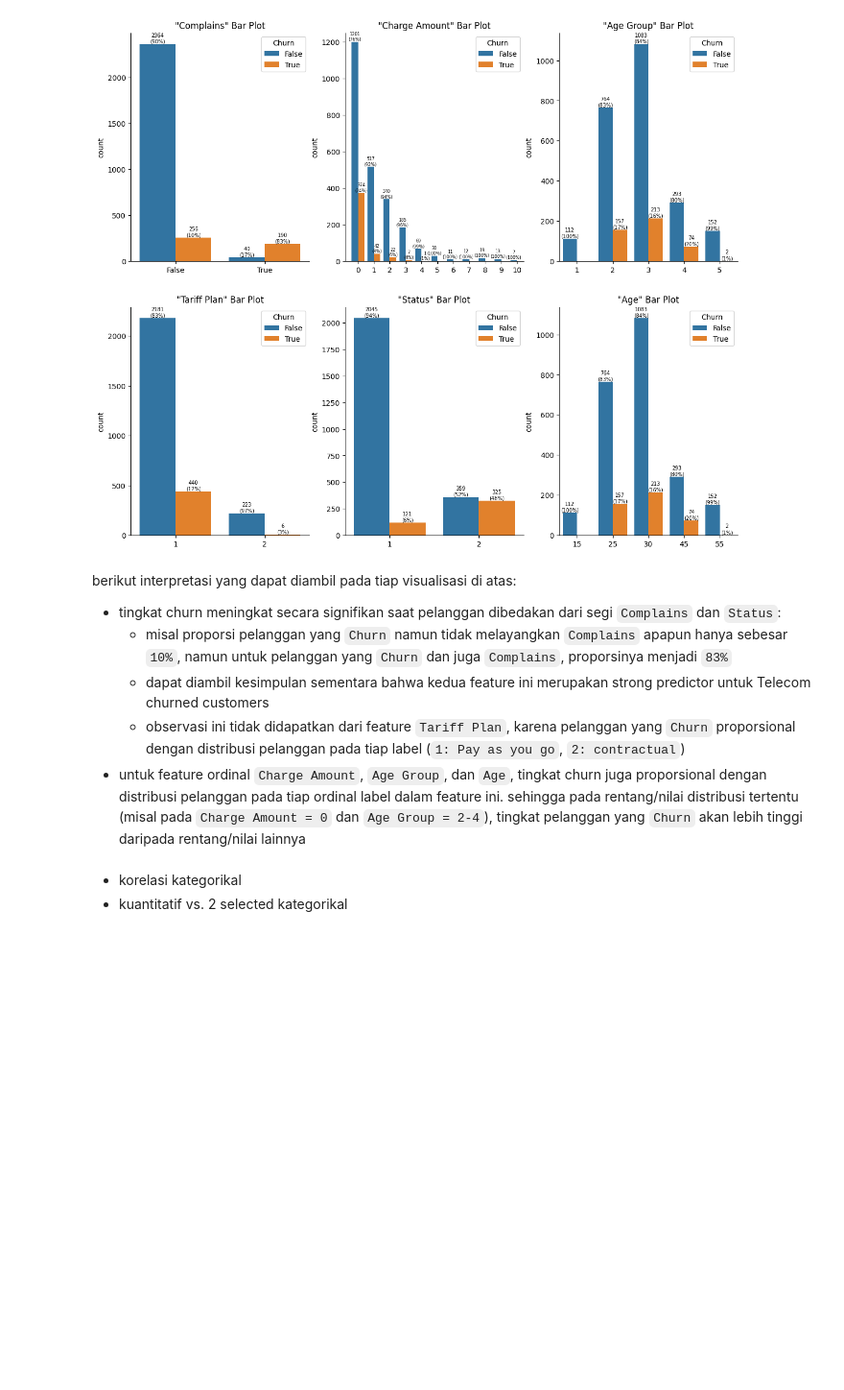
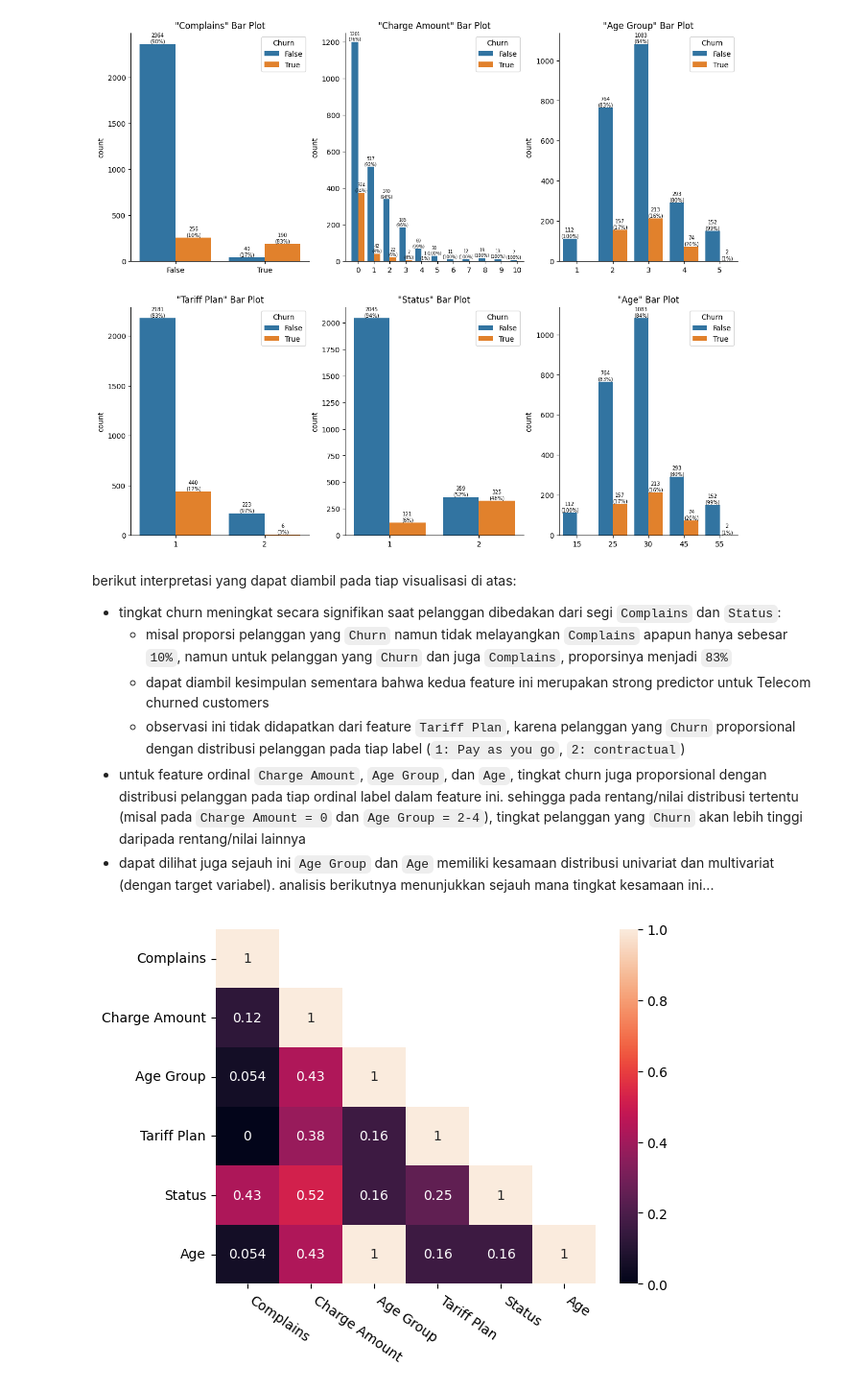
Before and after one commit to garudapaksi-yusuf/Iranian_Telecom_Churn, a Jupyter notebook: notebook/notebook.ipynb, the cells around one changed output. Shown at 96% size. Saved outputs shown, nothing was run; the diff lists cells and outputs as text; code cells hidden in the pictures; blank space fills up the shorter version.

```diff
--- a/notebook/notebook.ipynb
+++ b/notebook/notebook.ipynb
@@ -59,11 +59,11 @@ import pandas as pd
 
 iranian_churn = fetch_ucirepo(id=563)
 
-X = iranian_churn.data.features
-y = iranian_churn.data.targets
+features = iranian_churn.data.features
+target = iranian_churn.data.targets
 
 dataset = pd.concat(
-    objs=[X, y],
+    objs=[features, target],
     axis=1
 )
 
@@ -906,6 +900,27 @@ berikut interpretasi yang dapat diambil pada tiap visualisasi di atas:
     * dapat diambil kesimpulan sementara bahwa kedua feature ini merupakan strong predictor untuk Telecom churned customers
     * observasi ini tidak didapatkan dari feature `Tariff Plan`, karena pelanggan yang `Churn` proporsional dengan distribusi pelanggan pada tiap label (`1: Pay as you go`, `2: contractual`)
 * untuk feature ordinal `Charge Amount`, `Age Group`, dan `Age`, tingkat churn juga proporsional dengan distribusi pelanggan pada tiap ordinal label dalam feature ini. sehingga pada rentang/nilai distribusi tertentu (misal pada `Charge Amount = 0` dan `Age Group = 2-4`), tingkat pelanggan yang `Churn` akan lebih tinggi daripada rentang/nilai lainnya
+* dapat dilihat juga sejauh ini `Age Group` dan `Age` memiliki kesamaan distribusi univariat dan multivariat (dengan target variabel). analisis berikutnya menunjukkan sejauh mana tingkat kesamaan ini...
-# %% [markdown]
-* korelasi kategorikal
-* kuantitatif vs. 2 selected kategorikal
+# %%
+import phik
+
+categorical_correlation_matrix = phik.phik_matrix(df=categorical_features)
+
+mask = np.triu(np.ones_like(a=categorical_correlation_matrix))
+np.fill_diagonal(a=mask, val=False)
+
+axes = sns.heatmap(
+    data=categorical_correlation_matrix,
+    annot=True,
+    mask=mask
+)
+
+plt.setp(
+    obj=axes.xaxis.get_majorticklabels(),
+    rotation=-35,
+    ha='left'
+)
+
+plt.show()
+# %% [output]
+[figure, added]
```
Also changed, not shown: parts of 20 cells of this notebook.
